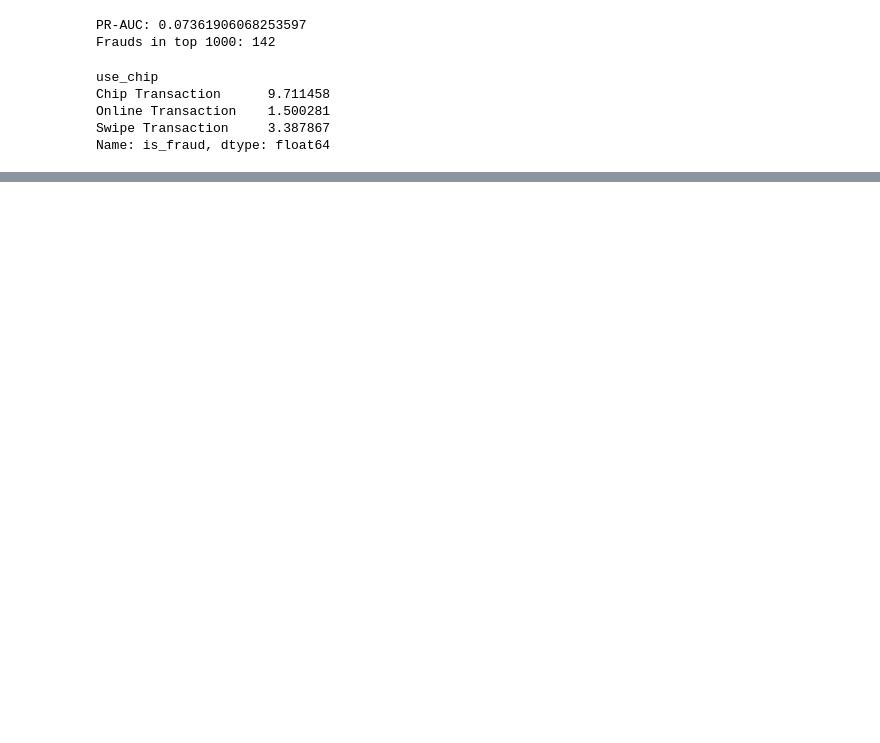
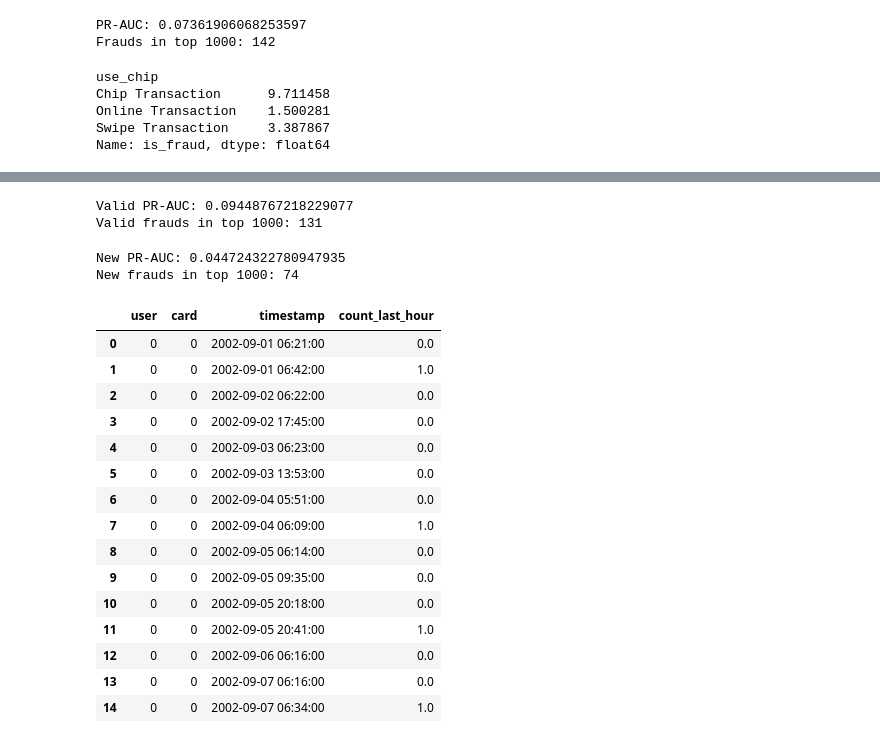
Before and after one commit to Ankush-Manhas840/fraud-detection-realtime, a Jupyter notebook: notebooks/03_modeling.ipynb, the cells around one changed output, grey strips where cells are left out. Drawn from its saved outputs; the diff is of its cells as text; code cells hidden in the pictures; blank space fills up the shorter version.

```diff
--- a/notebooks/03_modeling.ipynb
+++ b/notebooks/03_modeling.ipynb
@@ -240,0 +314,52 @@ Name: is_fraud, dtype: float64
+# %%
+xgb3 = XGBClassifier(
+    n_estimators=100,
+    learning_rate=0.05,
+    scale_pos_weight=weight,
+    eval_metric="aucpr",
+)
+xgb3.fit(X_train, y_train)
+
+scores_x3 = xgb3.predict_proba(X_valid)[:, 1]
+print("Valid PR-AUC:", average_precision_score(y_valid, scores_x3))
+top_x3 = scores_x3.argsort()[::-1][:1000]
+print("Valid frauds in top 1000:", y_valid.iloc[top_x3].sum())
+# %% [output]
+Valid PR-AUC: 0.09448767218229077
+Valid frauds in top 1000: 131
+# %%
+X_new = new_after[features].fillna({"gap_minutes": 100000})
+
+scores_new_x3 = xgb3.predict_proba(X_new)[:, 1]
+print("New PR-AUC:", average_precision_score(y_new, scores_new_x3))
+
+results_new = pd.DataFrame({"score": scores_new_x3, "is_fraud": y_new.values})
+print("New frauds in top 1000:", results_new.sort_values("score", ascending=False).head(1000)["is_fraud"].sum())
+# %% [output]
+New PR-AUC: 0.044724322780947935
+New frauds in top 1000: 74
+# %%
+import sys
+sys.path.append("..")
+from src.data import load_raw, clean
+from src.features import build_features
+
+test = build_features(clean(load_raw("../data/raw/card_transaction.v1.csv", nrows=5000)))
+test[["user", "card", "timestamp", "count_last_hour"]].head(15)
+# %% [output]
+|  | user | card | timestamp | count_last_hour |
+| 0 | 0 | 0 | 2002-09-01 06:21:00 | 0.0 |
+| 1 | 0 | 0 | 2002-09-01 06:42:00 | 1.0 |
+| 2 | 0 | 0 | 2002-09-02 06:22:00 | 0.0 |
+| 3 | 0 | 0 | 2002-09-02 17:45:00 | 0.0 |
+| 4 | 0 | 0 | 2002-09-03 06:23:00 | 0.0 |
+| 5 | 0 | 0 | 2002-09-03 13:53:00 | 0.0 |
+| 6 | 0 | 0 | 2002-09-04 05:51:00 | 0.0 |
+| 7 | 0 | 0 | 2002-09-04 06:09:00 | 1.0 |
+| 8 | 0 | 0 | 2002-09-05 06:14:00 | 0.0 |
+| 9 | 0 | 0 | 2002-09-05 09:35:00 | 0.0 |
+| 10 | 0 | 0 | 2002-09-05 20:18:00 | 0.0 |
+| 11 | 0 | 0 | 2002-09-05 20:41:00 | 1.0 |
+| 12 | 0 | 0 | 2002-09-06 06:16:00 | 0.0 |
+| 13 | 0 | 0 | 2002-09-07 06:16:00 | 0.0 |
+| 14 | 0 | 0 | 2002-09-07 06:34:00 | 1.0 |
```
Also changed, not shown: parts of 20 cells of this notebook, 4 other files.
